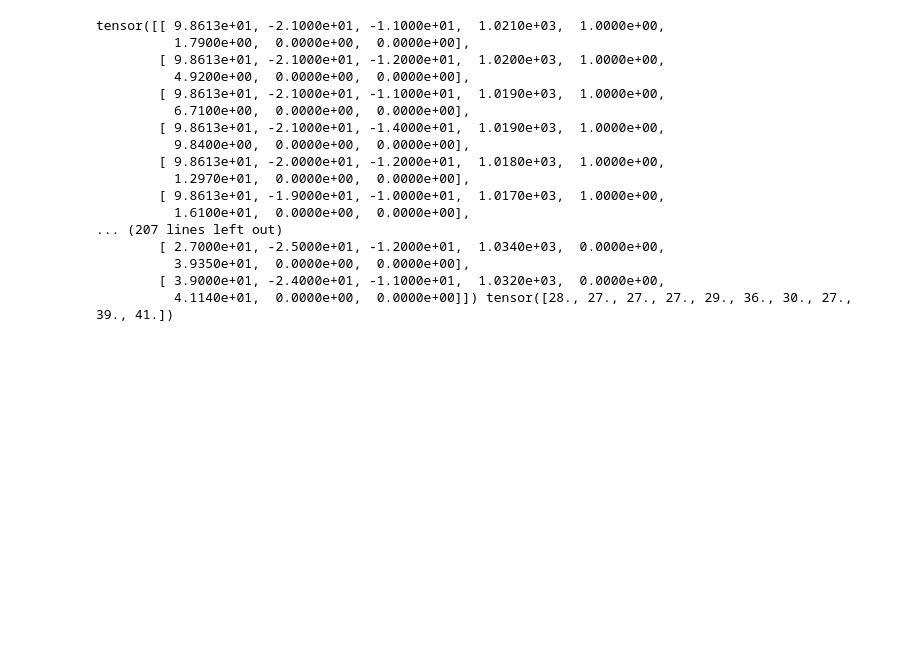
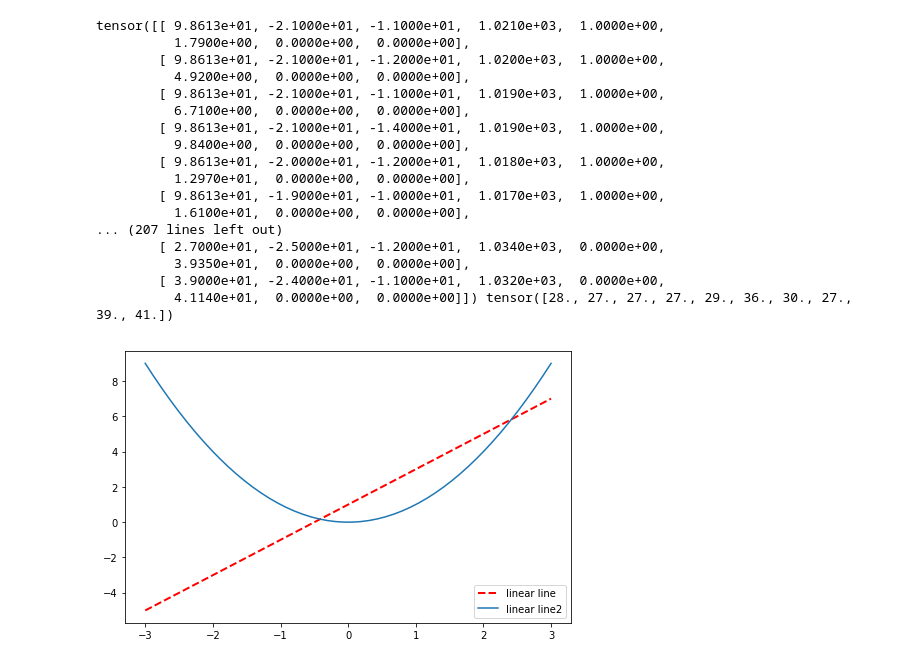
Before and after one commit to jie123xing/Crawler-neural_network-robot, a Jupyter notebook: mytorch-test/dataload.ipynb, the cells around one changed output. Saved outputs shown, nothing was run; the diff lists cells and outputs as text; code cells hidden in the pictures; blank space fills up the shorter version.

```diff
--- a/mytorch-test/dataload.ipynb
+++ b/mytorch-test/dataload.ipynb
@@ -56,0 +61,11 @@ tensor([[ 9.8613e+01, -2.1000e+01, -1.1000e+01,  1.0210e+03,  1.0000e+00,
+# %%
+x=np.linspace(-3,3,50)#50为生成的样本数
+y1=2*x+1
+y2=x**2
+plt.figure(num=1,figsize=(8,5))#定义编号为1 大小为(8,5)
+plt.plot(x,y1,color='red',linewidth=2,linestyle='--',label='linear line')#颜色为红色，线宽度为2，线风格为--
+plt.plot(x,y2,label='linear line2')#进行画图
+plt.legend(loc='best')#显示在最好的位置
+plt.show()#显示图
+# %% [output]
+[figure, added]
```
Also changed, not shown: parts of 1 cell of this notebook, 9 other files.
